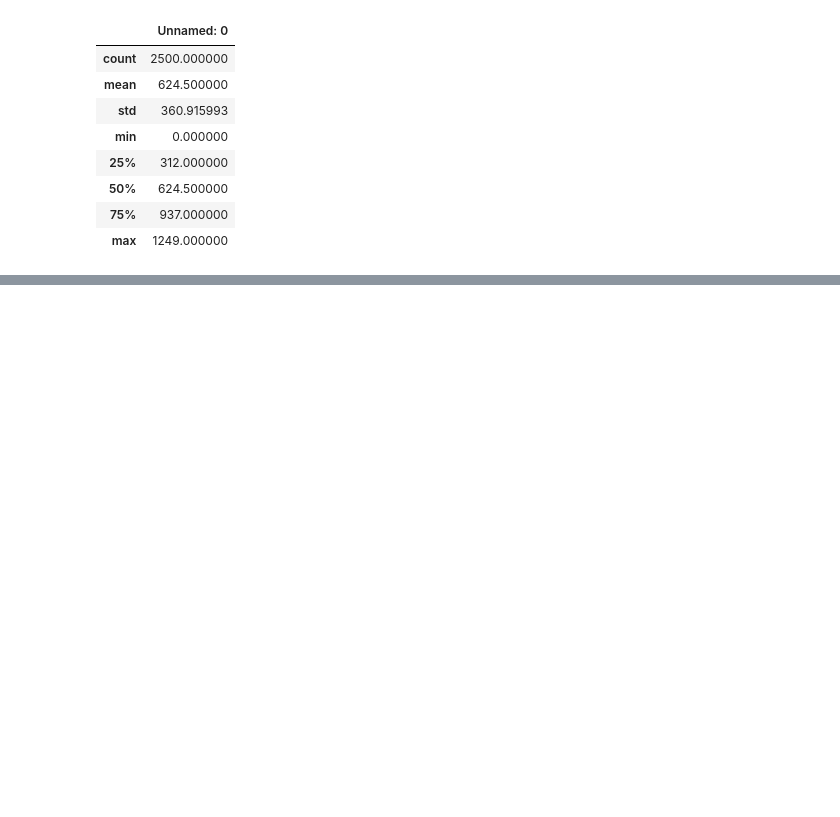
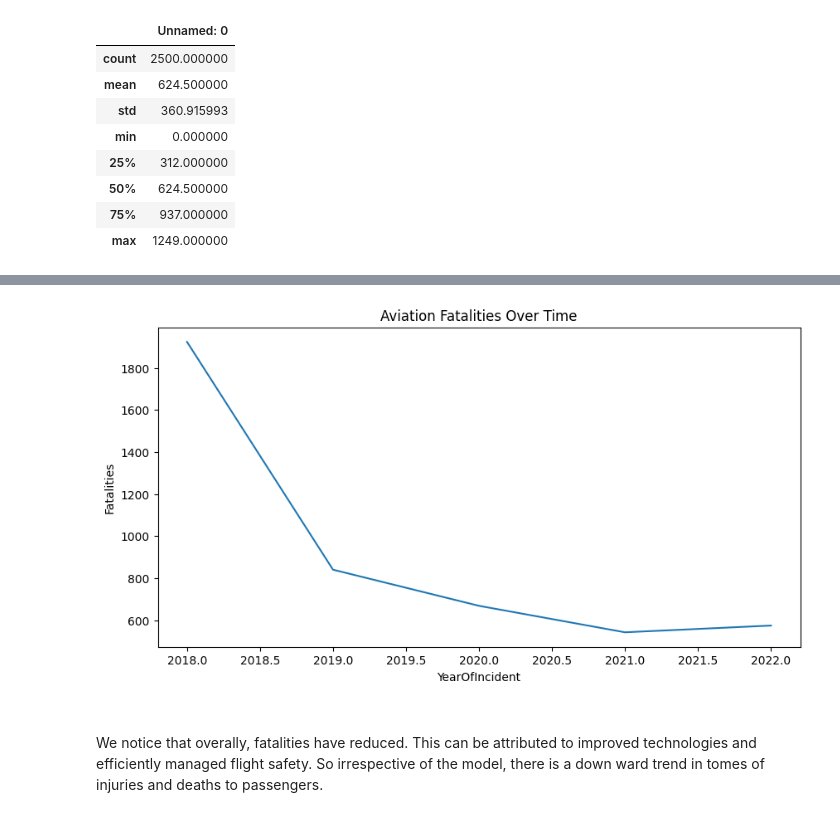
Before and after one commit to nyaruanda/Phase1_Aviation_Project, a Jupyter notebook: Aviation_risk_Analysis.ipynb, the cells around one changed output, grey strips where cells are left out. Cells and saved outputs as stored; diff of their text form; code cells hidden in the pictures; blank space fills up the shorter version.

```diff
--- a/Aviation_risk_Analysis.ipynb
+++ b/Aviation_risk_Analysis.ipynb
@@ -103,0 +232,21 @@ df.describe()
+# %%
+yearly_trend = (
+    aviation
+    .groupby("YearOfIncident")
+    .agg(
+        accidents=("YearOfIncident", "count"),
+        fatalities=("Fatalities", "sum")
+    )
+)
+# %%
+yearly_trend["fatalities"].plot(
+    figsize=(10,5),
+    title="Aviation Fatalities Over Time"
+)
+plt.ylabel("Fatalities")
+plt.show()
+# %% [output]
+[figure, added]
+# %% [markdown]
+##
+We notice that overally, fatalities have reduced. This can be attributed to improved technologies and efficiently managed flight safety. So irrespective of the model, there is a down ward trend in tomes of injuries and deaths to passengers.
```
Also changed, not shown: parts of 41 cells of this notebook.
